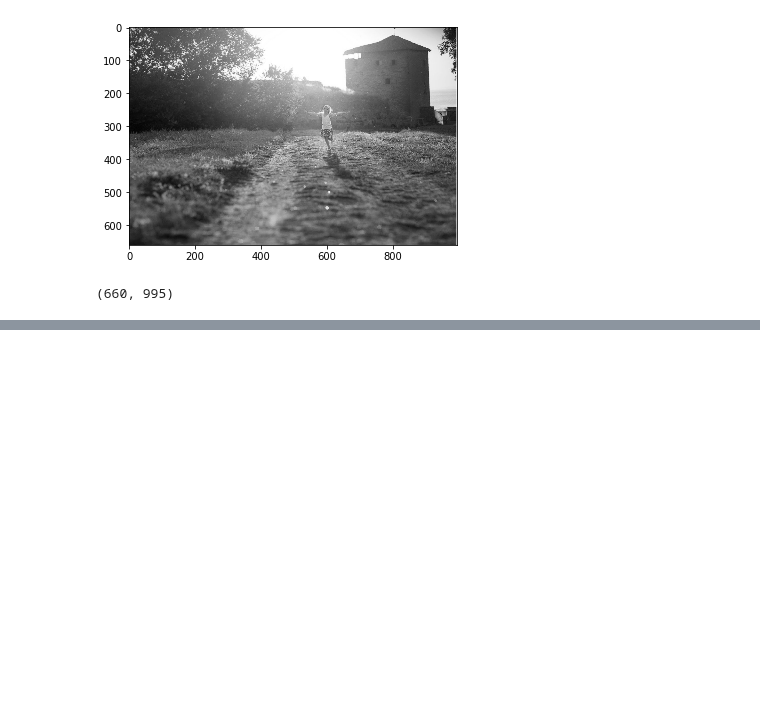
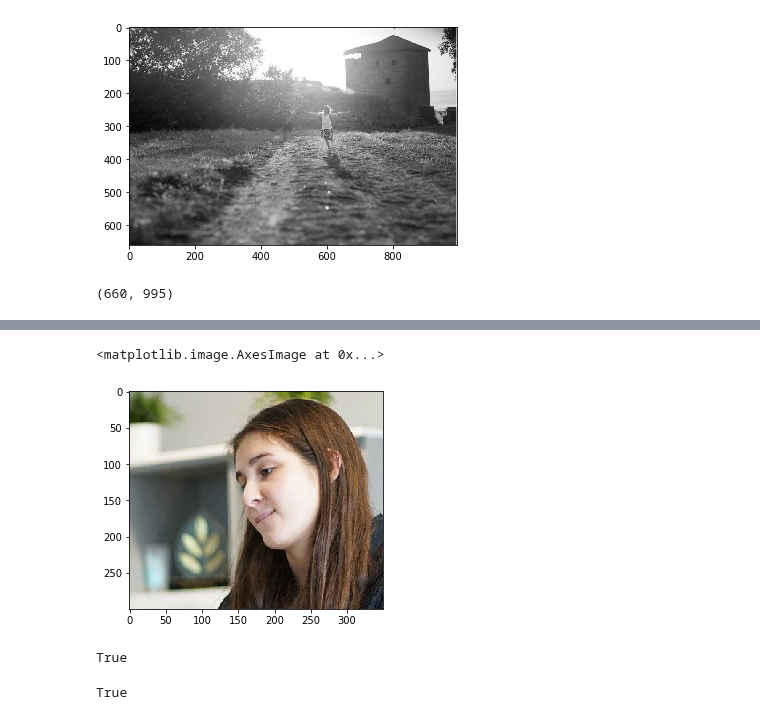
Before and after one commit to pedromartinsb/visao-computacional-opencv, a Jupyter notebook: tratando-imagens.ipynb, the cells around one changed output, grey strips where cells are left out. Saved outputs shown, nothing was run; the diff lists cells and outputs as text; code cells hidden in the pictures; blank space fills up the shorter version.

```diff
--- a/tratando-imagens.ipynb
+++ b/tratando-imagens.ipynb
@@ -32,0 +45,16 @@ imagem_gray.shape
+# %%
+imagem_roi = imagem[100:400, 1500:1850]
+# %%
+plt.imshow(imagem_roi)
+# %% [output]
+<matplotlib.image.AxesImage at 0x...>
+[figure, added]
+# %%
+cv2.imwrite("imagens/imagem_roi.png", imagem_roi)
+# %% [output]
+True
+# %%
+imagem_roi_rgb = cv2.cvtColor(imagem_roi, cv2.COLOR_BGR2RGB)
+cv2.imwrite("imagens/imagem_roi_rgb.png", imagem_roi_rgb)
+# %% [output]
+True
```
Also changed, not shown: parts of 3 cells of this notebook, 3 other files.
